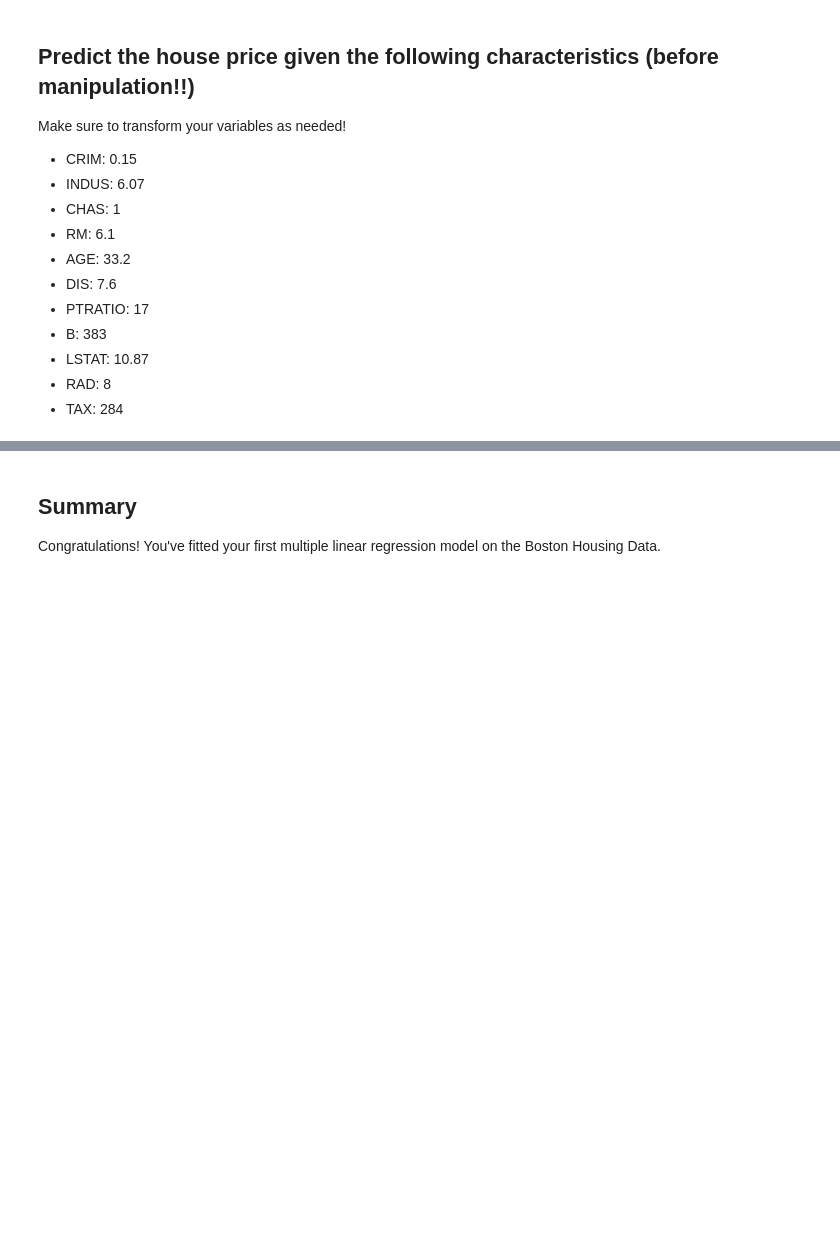
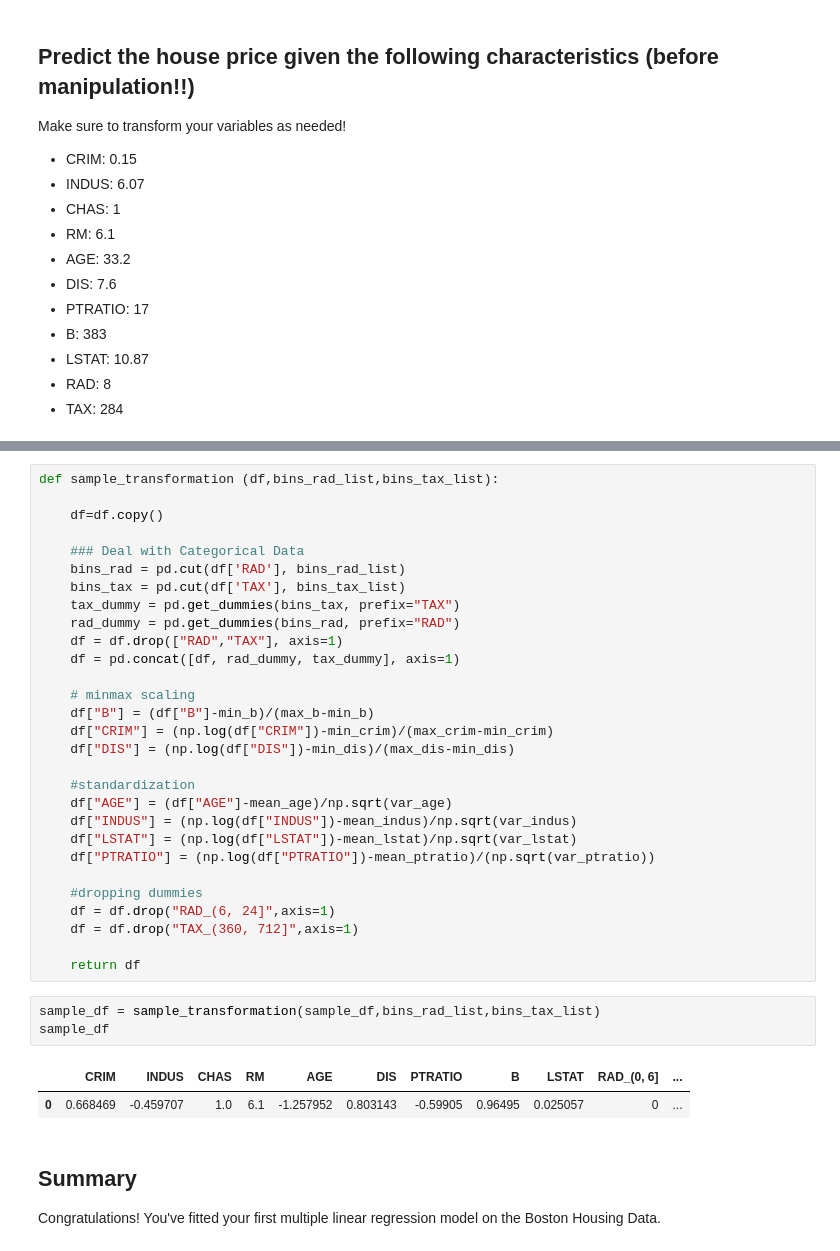
Before and after one commit to Pietrassyk/dsc-multiple-linear-regression-statsmodels-lab-nyc-ds-career-042219, a Jupyter notebook: index.ipynb, the cells around one changed output, grey strips where cells are left out. Saved outputs shown, nothing was run; the diff lists cells and outputs as text; blank space fills up the shorter version.

```diff
--- a/index.ipynb
+++ b/index.ipynb
@@ -224,3 +256,38 @@ sample_df = p
+# %%
+def sample_transformation (df,bins_rad_list,bins_tax_list):
+
+    df=df.copy()
+
+    ### Deal with Categorical Data
+    bins_rad = pd.cut(df['RAD'], bins_rad_list)
+    bins_tax = pd.cut(df['TAX'], bins_tax_list)
+    tax_dummy = pd.get_dummies(bins_tax, prefix="TAX")
+    rad_dummy = pd.get_dummies(bins_rad, prefix="RAD")
+    df = df.drop(["RAD","TAX"], axis=1)
+    df = pd.concat([df, rad_dummy, tax_dummy], axis=1)
+
+    # minmax scaling
+    df["B"] = (df["B"]-min_b)/(max_b-min_b)
+    df["CRIM"] = (np.log(df["CRIM"])-min_crim)/(max_crim-min_crim)
+    df["DIS"] = (np.log(df["DIS"])-min_dis)/(max_dis-min_dis)
+
+    #standardization
+    df["AGE"] = (df["AGE"]-mean_age)/np.sqrt(var_age)
+    df["INDUS"] = (np.log(df["INDUS"])-mean_indus)/np.sqrt(var_indus)
+    df["LSTAT"] = (np.log(df["LSTAT"])-mean_lstat)/np.sqrt(var_lstat)
+    df["PTRATIO"] = (np.log(df["PTRATIO"])-mean_ptratio)/(np.sqrt(var_ptratio))
+
+    #dropping dummies
+    df = df.drop("RAD_(6, 24]",axis=1)
+    df = df.drop("TAX_(360, 712]",axis=1)
+
+    return df
+# %%
+sample_df = sample_transformation(sample_df,bins_rad_list,bins_tax_list)
+sample_df
+# %% [output]
+|  | CRIM | INDUS | CHAS | RM | AGE | DIS | PTRATIO | B | LSTAT | RAD_(0, 6] | ... |
+| 0 | 0.668469 | -0.459707 | 1.0 | 6.1 | -1.257952 | 0.803143 | -0.59905 | 0.96495 | 0.025057 | 0 | ... |
 # %% [markdown]
 ## Summary
 Congratulations! You've fitted your first multiple linear regression model on the Boston Housing Data.
```
Also changed, not shown: parts of 11 cells of this notebook.
